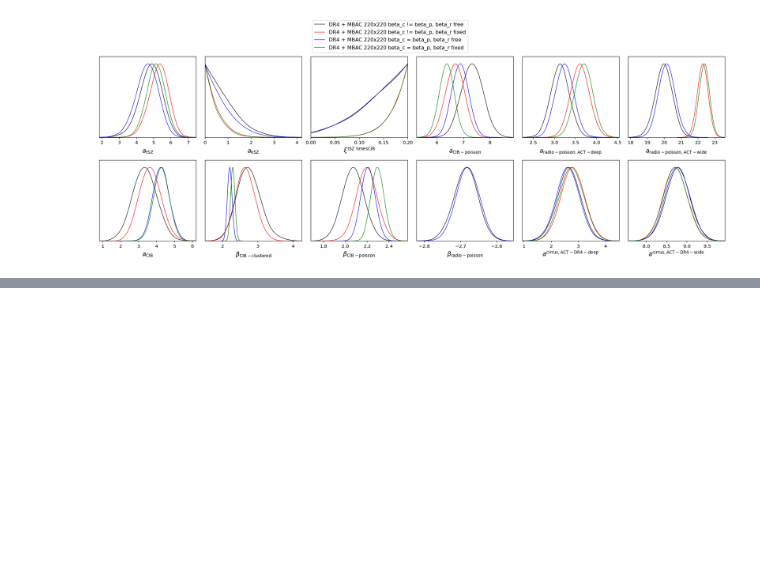
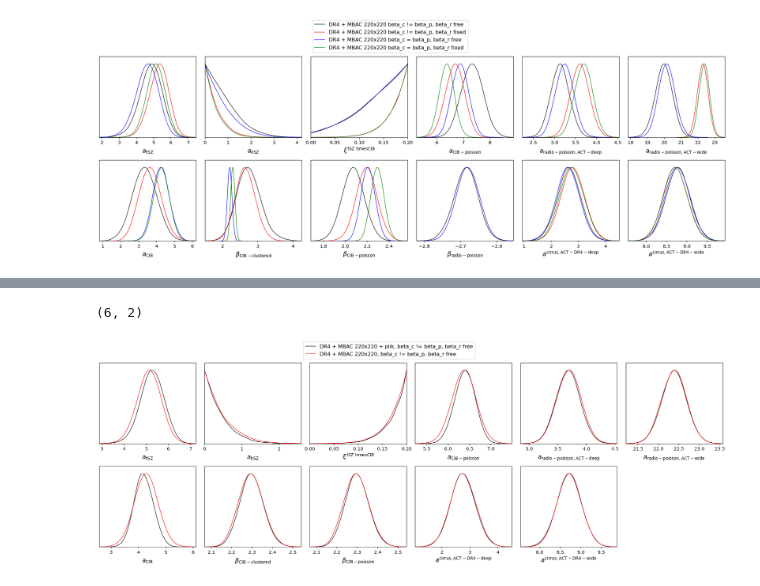
Before and after one commit to beringueb/DR6_fgmodels, a Jupyter notebook: notebooks/Plots.ipynb, the cells around one changed output, grey strips where cells are left out. Cells and saved outputs as stored; diff of their text form; code cells hidden in the pictures; blank space fills up the shorter version.

```diff
--- a/notebooks/Plots.ipynb
+++ b/notebooks/Plots.ipynb
@@ -60,0 +72,12 @@ g.plots_1d([samples_DR4_220_betacpr_prior, samples_DR4_220_betacp_prior, samples
+# %%
+params = ['a_tSZ', 'a_kSZ','xi','a_CIBp','a_r_a','a_r_aw',
+          'a_CIB','beta_c','beta_p','a_gtt_ad', 'a_gtt_aw',
+         ]
+
+g = plots.get_subplot_plotter(width_inch=20)
+g.plots_1d([samples_DR4_220_base_prior_plik, samples_DR4_220_base_prior],
+           params, nx=6, legend_labels=["DR4 + MBAC 220x220 + plik, beta_c != beta_p, beta_r free",
+                                        "DR4 + MBAC 220x220, beta_c != beta_p, beta_r free"])
+# %% [output]
+(6, 2)
+[figure, added]
```
Also changed, not shown: parts of 2 cells of this notebook, 9 other files.
